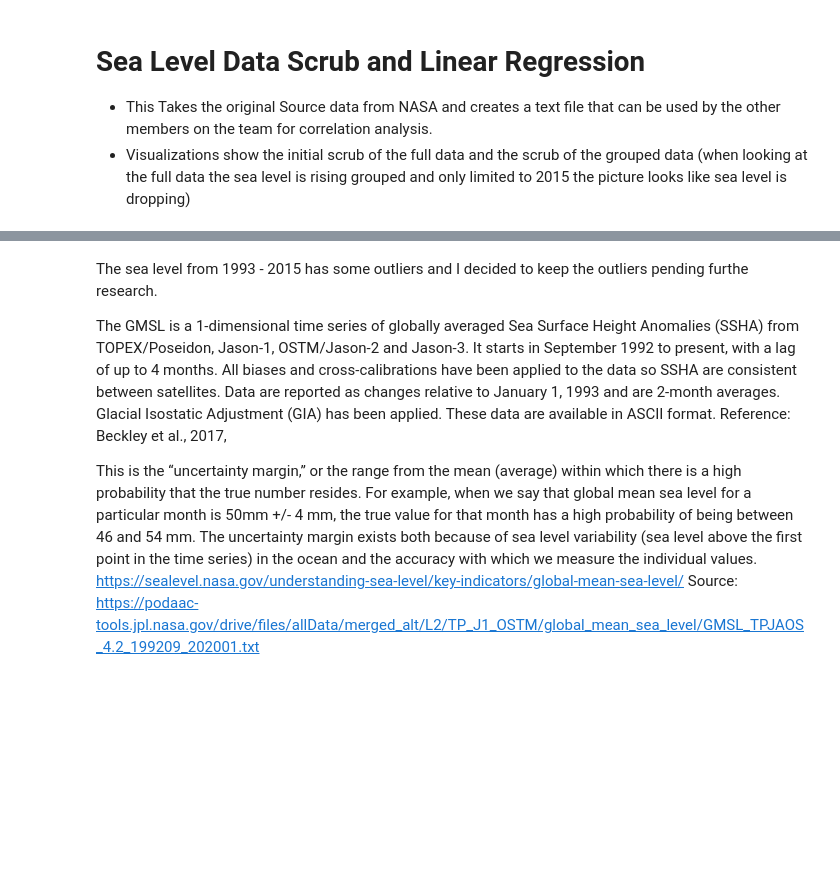
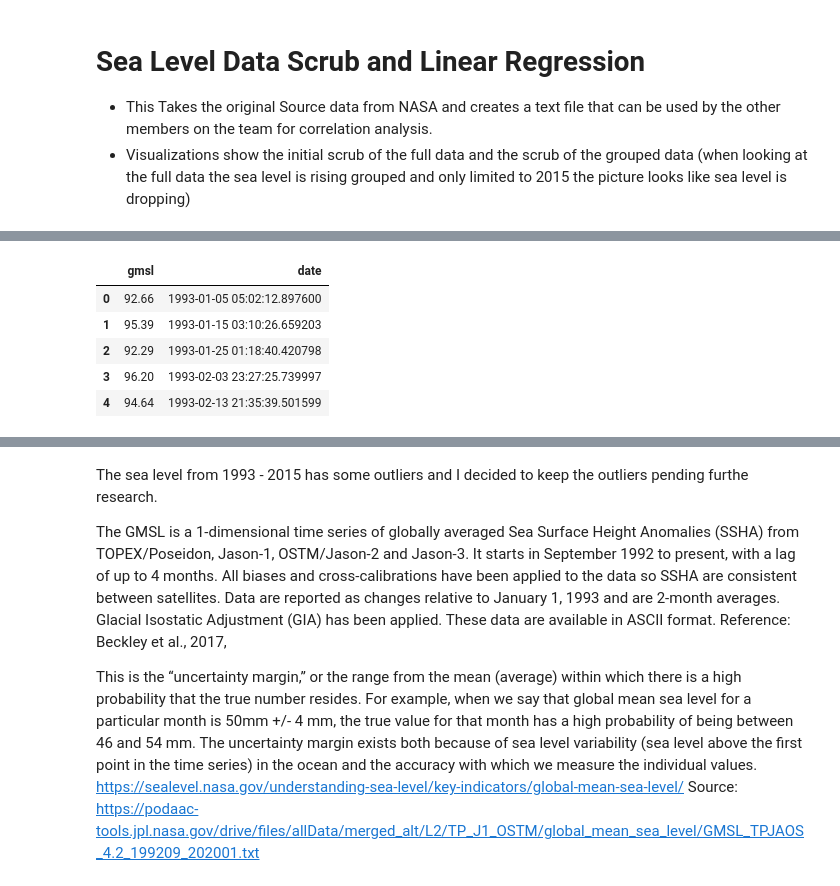
Before and after one commit to Khoi-Duong/ClimateChange, a Jupyter notebook: JupyterNotebook Files/Sealevel Scrub.ipynb, the cells around one changed output, grey strips where cells are left out. Cells and saved outputs as stored; diff of their text form; code cells hidden in the pictures; blank space fills up the shorter version.

```diff
--- a/JupyterNotebook Files/Sealevel Scrub.ipynb
+++ b/JupyterNotebook Files/Sealevel Scrub.ipynb
@@ -33,12 +36,18 @@ def convert_partial_year(number):
     date = d + day_one
     return date
 # %%
-#Get Results
-sea_data['date'] = sea_data['year_fraction'].apply(convert_partial_year)
-#sea_data
+# Get Results
+sea_data_df["date"] = sea_data_df["year_fraction"].apply(convert_partial_year)
 
-#Drop the unused column
-sea_data_1 = sea_data.drop(['year_fraction'], axis=1)
-sea_data_1
+# Drop Unused Column
+sea_data_df = sea_data_df.drop(["year_fraction"], axis=1)
+sea_data_df.head()
+# %% [output]
+|  | gmsl | date |
+| 0 | 92.66 | 1993-01-05 05:02:12.897600 |
+| 1 | 95.39 | 1993-01-15 03:10:26.659203 |
+| 2 | 92.29 | 1993-01-25 01:18:40.420798 |
+| 3 | 96.20 | 1993-02-03 23:27:25.739997 |
+| 4 | 94.64 | 1993-02-13 21:35:39.501599 |
 # %%
 #Get the Year
```
Also changed, not shown: parts of 15 cells of this notebook.
